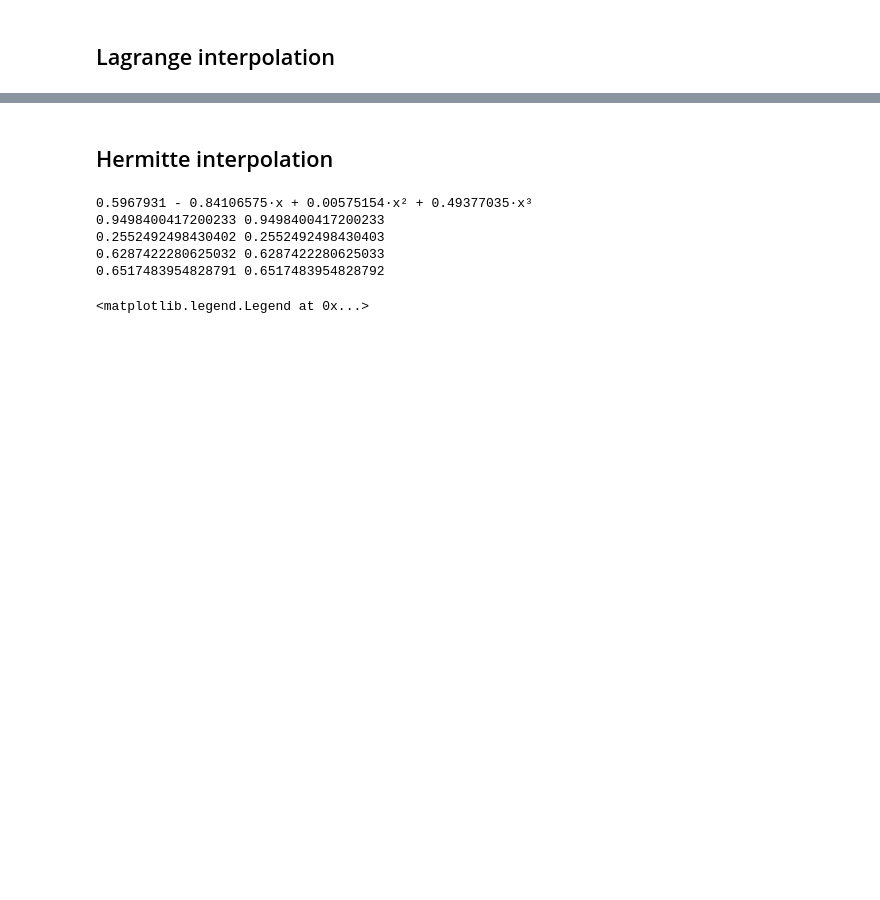
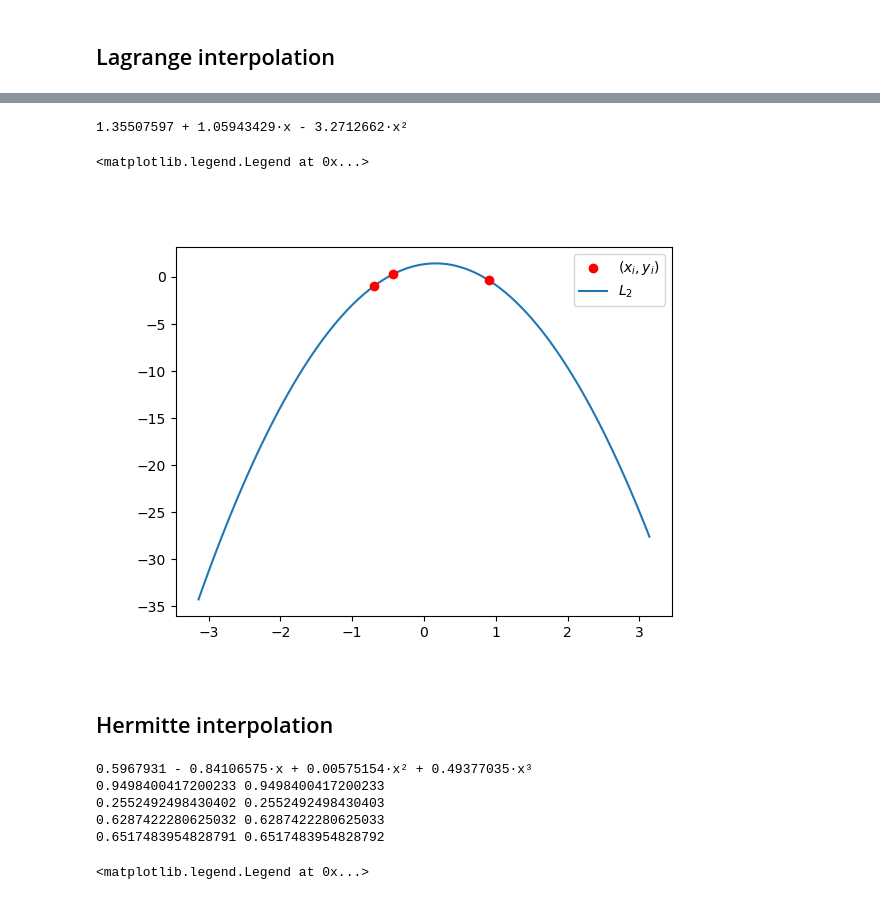
Before and after one commit to bourdin/MATH1MP3Fall2025, a Jupyter notebook: Edited_in_class/Interpolation.ipynb, the cells around one changed output, grey strips where cells are left out. Drawn from its saved outputs; the diff is of its cells as text; code cells hidden in the pictures; blank space fills up the shorter version.

```diff
--- a/Edited_in_class/Interpolation.ipynb
+++ b/Edited_in_class/Interpolation.ipynb
@@ -34,3 +85,28 @@ ax.legend(loc=0)
+# %%
+X = rng.uniform(low = -1, high = 1, size=3)
+Y = rng.uniform(low = -1, high = 1, size=3)
+
+M = np.array([[1, X[0], X[0]**2],
+              [1, X[1], X[1]**2],
+              [1, X[2], X[2]**2]])
+b = np.array([Y[0], Y[1], Y[2]]
+            )
+
+coef = np.linalg.solve(M,b)
+L2 = Polynomial(coef)
+print(L2)
+
+XX = np.linspace(-np.pi, np.pi, 101)
+fig, ax = plt.subplots()
+ax.scatter(X,Y,color='red',label = r'$(x_i,y_i)$',zorder = 1)
+
+ax.plot(XX, L2(XX), label = r'$L_2$', zorder = 0)
+#
+ax.legend(loc=0)
+# %% [output]
+1.35507597 + 1.05943429·x - 3.2712662·x²
+<matplotlib.legend.Legend at 0x...>
+[figure, added]
 # %% [markdown]
 ## Hermitte interpolation
 # %%
```
Also changed, not shown: parts of 7 cells of this notebook, 2 other files.
